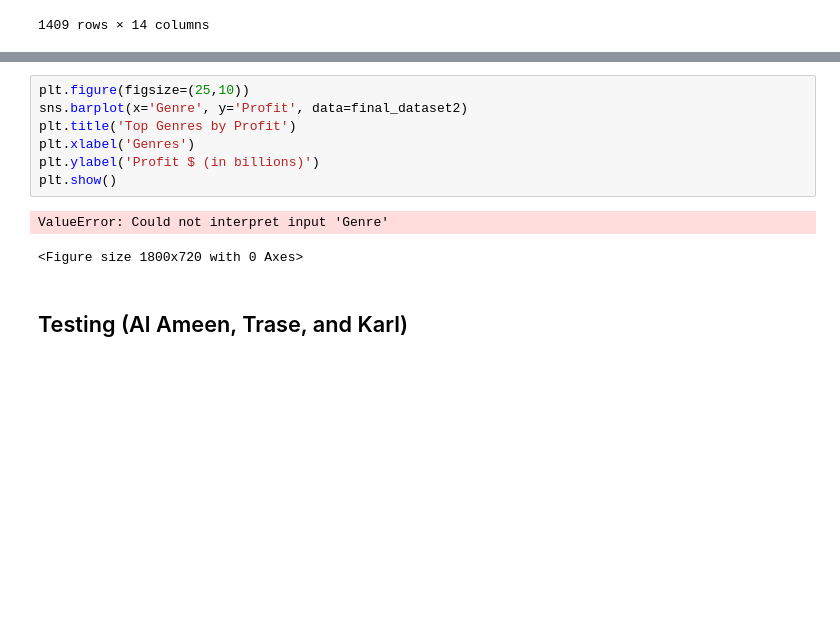
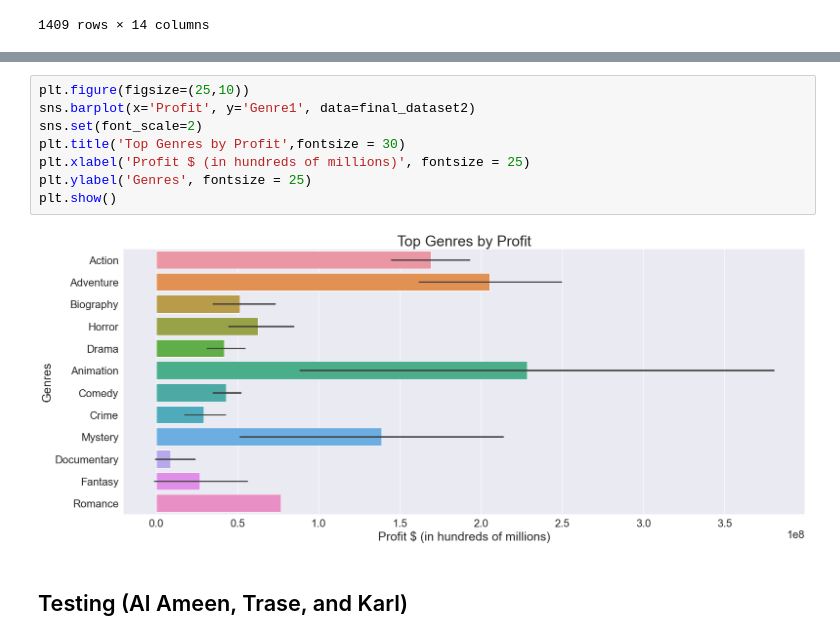
Before and after one commit to Sstrouderr/Capstone-repo, a Jupyter notebook: Notebooks/Trase/Combining Datasets.ipynb, the cells around one changed output, grey strips where cells are left out. Saved outputs shown, nothing was run; the diff lists cells and outputs as text; blank space fills up the shorter version.

```diff
--- a/Notebooks/Trase/Combining Datasets.ipynb
+++ b/Notebooks/Trase/Combining Datasets.ipynb
@@ -549,13 +563,13 @@ KeyError: 'Genre'
 # %%
 plt.figure(figsize=(25,10))
-sns.barplot(x='Genre', y='Profit', data=final_dataset2)
-plt.title('Top Genres by Profit')
-plt.xlabel('Genres')
-plt.ylabel('Profit $ (in billions)')
+sns.barplot(x='Profit', y='Genre1', data=final_dataset2)
+sns.set(font_scale=2)
+plt.title('Top Genres by Profit',fontsize = 30)
+plt.xlabel('Profit $ (in hundreds of millions)', fontsize = 25)
+plt.ylabel('Genres', fontsize = 25)
 plt.show()
 # %% [output]
-ValueError: Could not interpret input 'Genre'
-<Figure size 1800x720 with 0 Axes>
+[figure, added]
 # %% [markdown]
 ## Testing (Al Ameen, Trase, and Karl)
 # %%
```
Also changed, not shown: parts of 13 cells of this notebook.
